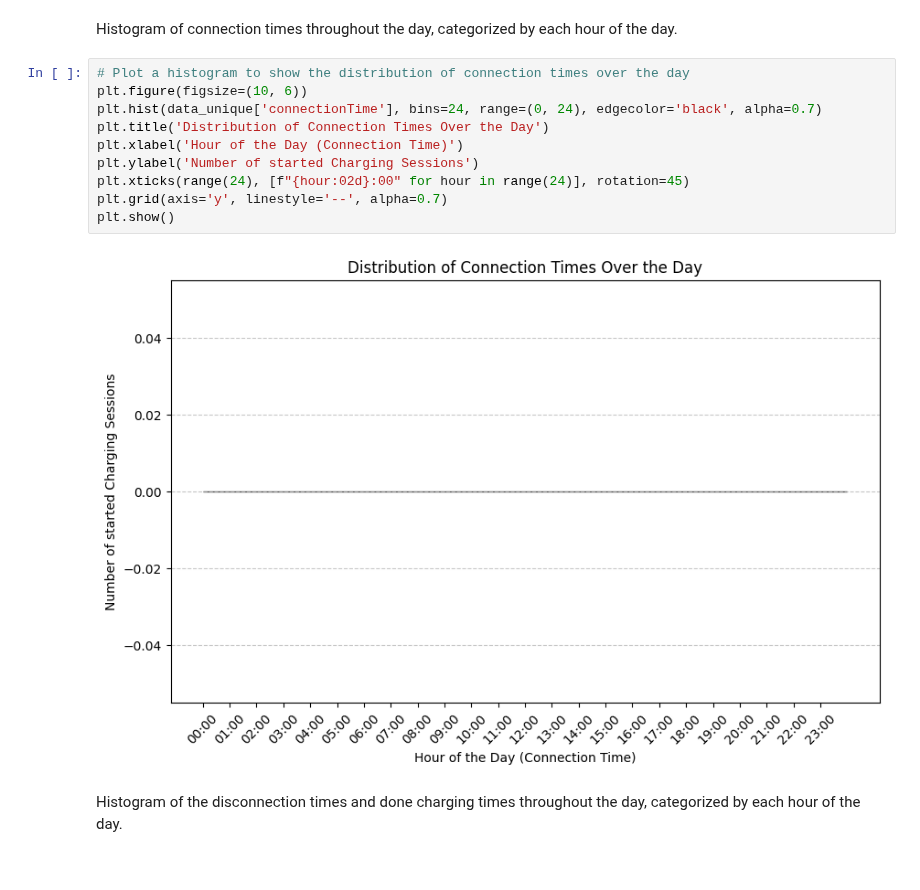
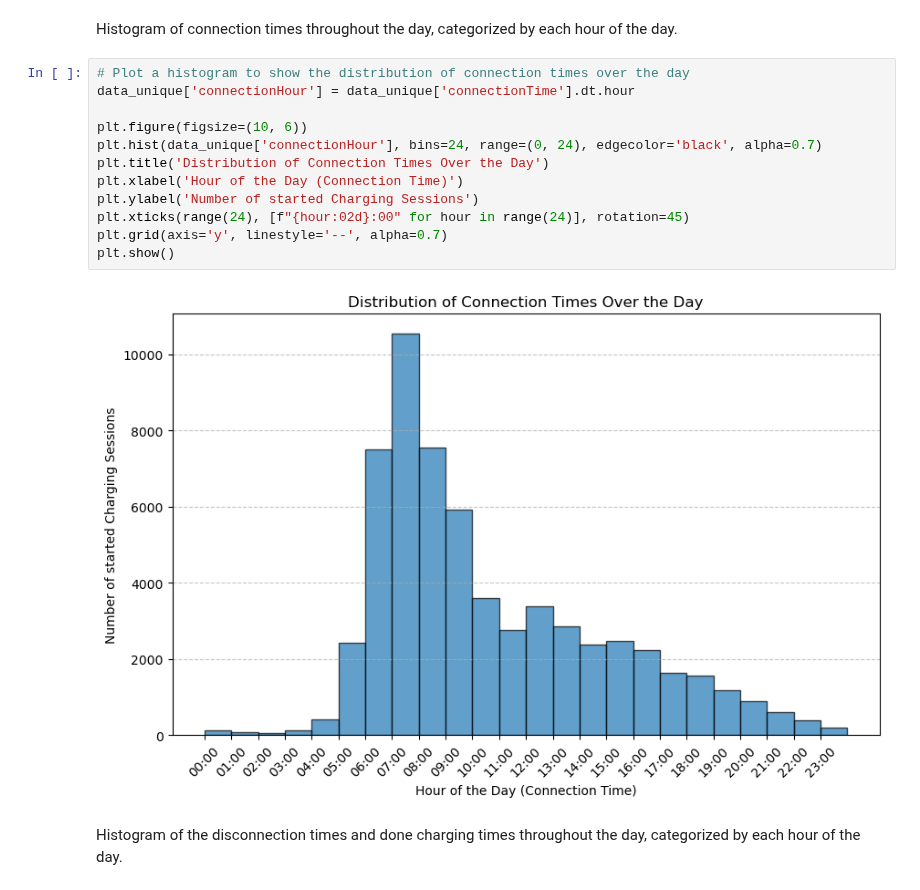
Before and after one commit to Zeyd263/DataDynamos, a Jupyter notebook: DataScience.ipynb, the cells around one changed output. Saved outputs shown, nothing was run; the diff lists cells and outputs as text.

Commit message:
Enhanced connection time processing

```diff
--- a/DataScience.ipynb
+++ b/DataScience.ipynb
@@ -615,16 +615,18 @@ plt.show()
 Histogram of connection times throughout the day, categorized by each hour of the day.
 # %%
 # Plot a histogram to show the distribution of connection times over the day
+data_unique['connectionHour'] = data_unique['connectionTime'].dt.hour
+
 plt.figure(figsize=(10, 6))
-plt.hist(data_unique['connectionTime'], bins=24, range=(0, 24), edgecolor='black', alpha=0.7)
+plt.hist(data_unique['connectionHour'], bins=24, range=(0, 24), edgecolor='black', alpha=0.7)
 plt.title('Distribution of Connection Times Over the Day')
 plt.xlabel('Hour of the Day (Connection Time)')
 plt.ylabel('Number of started Charging Sessions')
 plt.xticks(range(24), [f"{hour:02d}:00" for hour in range(24)], rotation=45)
 plt.grid(axis='y', linestyle='--', alpha=0.7)
 plt.show()
 # %% [output]
-[figure, old version]
+[figure, new version]
 # %% [markdown]
 Histogram of the disconnection times and done charging times throughout the day, categorized by each hour of the day.
 # %%
```
Also changed, not shown: parts of 42 cells of this notebook.
